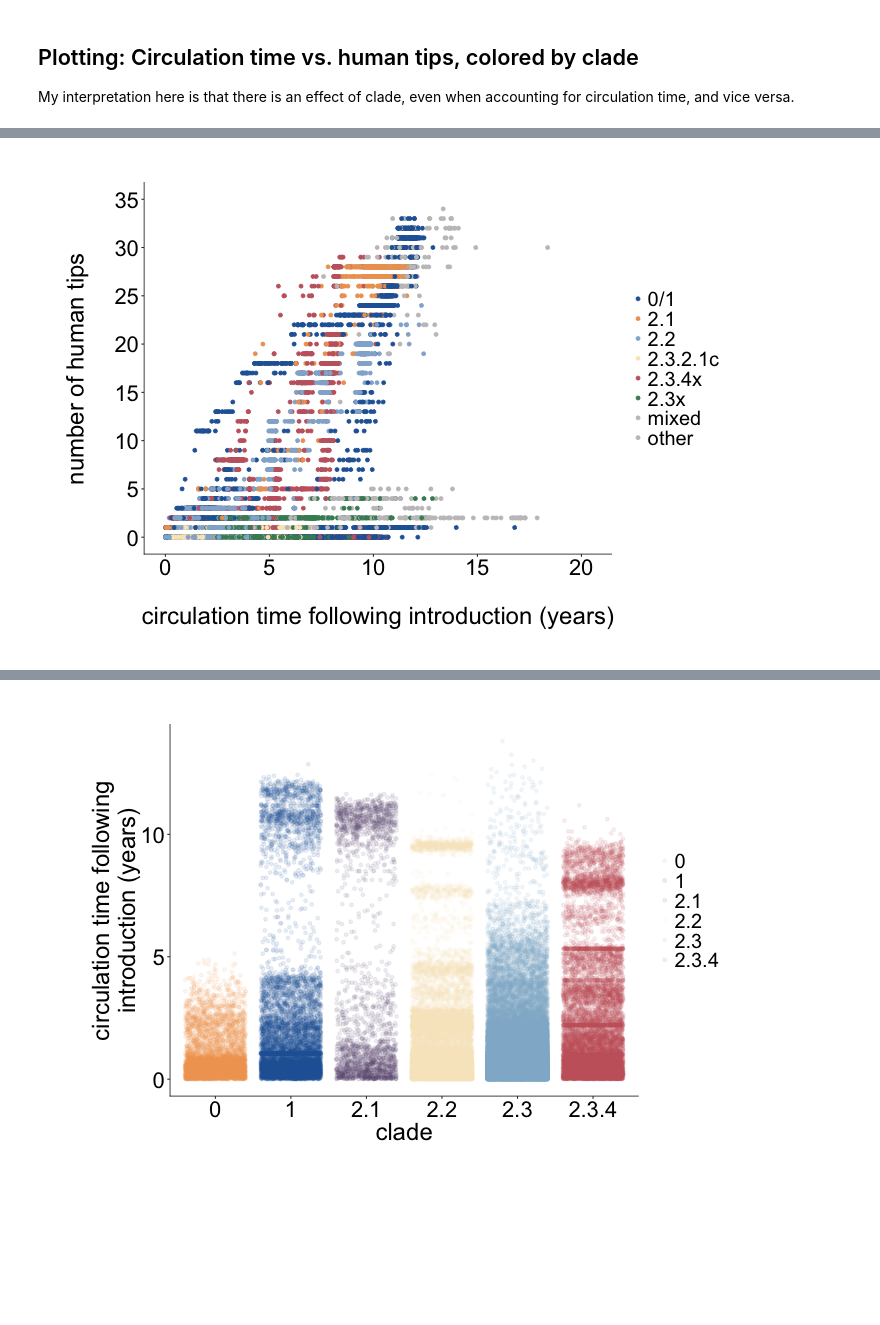
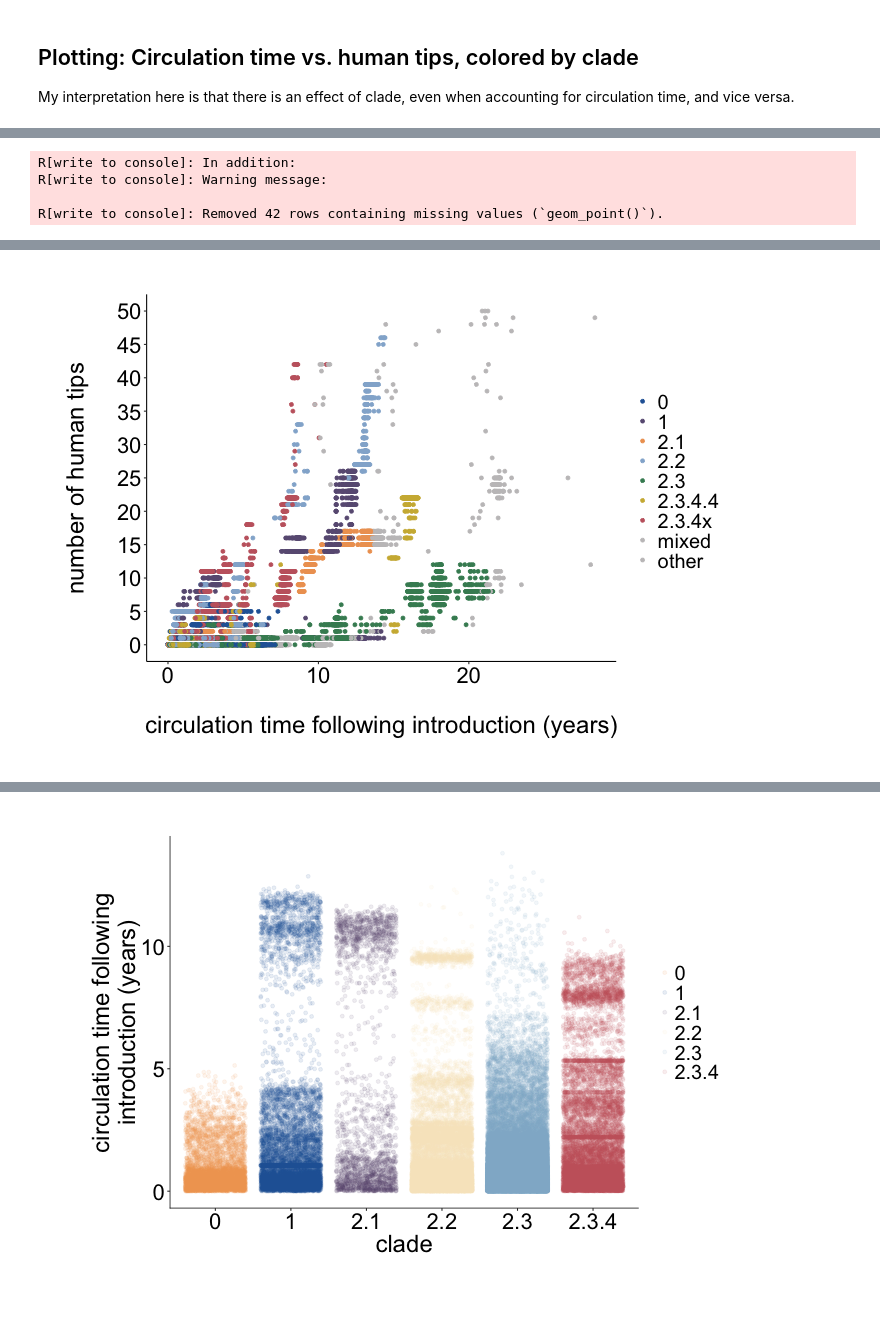
Before and after one commit to lmoncla/h5n1-host-classification, a Jupyter notebook: beast/persistence-times-vs-clade.ipynb, the cells around one changed output, grey strips where cells are left out. Drawn from its saved outputs; the diff is of its cells as text; code cells hidden in the pictures; blank space fills up the shorter version.

```diff
--- a/beast/persistence-times-vs-clade.ipynb
+++ b/beast/persistence-times-vs-clade.ipynb
@@ -55,8 +58,8 @@ with open(h5n1_clades_file, "r") as infile:
 
 #print(h5n1_clades_dict)
 # %%
-# read in persistence timees tsv output
-persistence_times = "beast-runs/2022-04-19-mascot-3deme-skyline-fixed-muts-logger/combined-2022-06-01.muts-circulation-time-vs-human-tips-2022-06-07.tsv"
+# read in persistence times tsv output
+persistence_times = "beast-runs/2023-03-08-mascot-skyline-3deme/5-year-region-host-GsGd-only-h5nx-1996-Neprior/combined-it1-it3-circulation-time-vs-human-tips-2023-03-29.tsv"
 
 persistence_times_dict = {}
 
@@ -72,8 +75,8 @@ with open(persistence_times, "r") as infile:
                 strain_name = t.split("|")[0]
                 region = t.split("|")[4]
 
-                if strain_name in h5n1_clades_dict:
-                    persistence_times_dict[str(tips_list)]['clades'].append(h5n1_clades_dict[strain_name])
+                if strain_name in h5nx_clades_dict:
+                    persistence_times_dict[str(tips_list)]['clades'].append(h5nx_clades_dict[strain_name])
                     persistence_times_dict[str(tips_list)]['regions'].append(region)
 
                 else:
@@ -275,7 +313,7 @@ clades_df.head()
 # %%
 # merge with other dataframee
 # read dataframe back in
-df = pd.read_csv("beast-runs/2022-04-19-mascot-3deme-skyline-fixed-muts-logger/combined-2022-06-01.muts-circulation-time-vs-human-tips-2022-06-07.tsv", sep="\t")
+df = pd.read_csv(persistence_times, sep="\t")
 print(len(df))
 df.head()
 # %% [output]
@@ -402,12 +426,15 @@ Said another way: Does clade have an effect on the number of human tips after co
 
 Make some extra dataframe columns for whether you are in eeach clade, yes/no
 # %%
-df_with_clade['clade_0_1'] = np.where(df_with_clade['clade_group']=="0/1", 1, 0)
+df_with_clade['clade_0'] = np.where(df_with_clade['clade_group']=="0", 1, 0)
+df_with_clade['clade_1'] = np.where(df_with_clade['clade_group']=="1", 1, 0)
+
 df_with_clade['clade_2.1'] = np.where(df_with_clade['clade_group']=="2.1", 1, 0)
 df_with_clade['clade_2.2'] = np.where(df_with_clade['clade_group']=="2.2", 1, 0)
-df_with_clade['clade_2.3x'] = np.where(df_with_clade['clade_group']=="2.3x", 1, 0)
-df_with_clade['clade_2.3.2.1c'] = np.where(df_with_clade['clade_group']=="2.3.2.1c", 1, 0)
+df_with_clade['clade_2.3x'] = np.where(df_with_clade['clade_group']=="2.3", 1, 0)
 df_with_clade['clade_2.3.4x'] = np.where(df_with_clade['clade_group']=="2.3.4x", 1, 0)
+df_with_clade['clade_2.3.4.4'] = np.where(df_with_clade['clade_group']=="2.3.4.4", 1, 0)
+
 df_with_clade['clade_mixed'] = np.where(df_with_clade['clade_group']=="mixed", 1, 0)
 
 df_with_clade['region_China'] = np.where(df_with_clade['region_group']=="China", 1, 0)
@@ -416,6 +443,8 @@ df_with_clade['region_WA'] = np.where(df_with_clade['region_group']=="West_Asia"
 df_with_clade['region_Africa'] = np.where(df_with_clade['region_group']=="Africa", 1, 0)
 df_with_clade['region_SA'] = np.where(df_with_clade['region_group']=="South_Asia", 1, 0)
 df_with_clade['region_Europe'] = np.where(df_with_clade['region_group']=="Europe", 1, 0)
+df_with_clade['region_Japan_Korea'] = np.where(df_with_clade['region_group']=="Japan_Korea", 1, 0)
+
 df_with_clade['region_mixed'] = np.where(df_with_clade['region_group']=="mixed", 1, 0)
 
 df_with_clade['has_human_tips'] = np.where(df_with_clade['n_human_tips']==0, 0, 1)
@@ -1124,15 +1313,17 @@ print(len(df_with_clade))
 # %%
 # clade_colors
 clade_2_3_4_color="#C5656E"
+clade_2_3_4_4_color = "#CEB540"
 clade_2_3_2_1c_color="#F9E7C3"
-clade_2_3_color="#438B62"# purple"#695B82"
-clade_0_1_color="#2664A5"
+clade_2_3_color="#438B62"#
+clade_0_color="#2664A5"
+clade_1_color = "#695B82"
 clade_2_2_color="#93B2D2"
 clade_2_1_color="#EEA160"
 clade_other_color="#C4C2C3"
 clade_mixed_color="#C4C2C3"
 # %%
-%%R -w 800 -h 500 -u px -i df_with_clade,current_date,clade_0_1_color,clade_2_1_color,clade_2_2_color,clade_2_3_color,clade_2_3_4_color,clade_2_3_2_1c_color,clade_other_color,clade_mixed_color # this sets the size of the plot...otherwise, it will go off the page
+%%R -w 800 -h 500 -u px -i df_with_clade,current_date,clade_0_color,clade_1_color,clade_2_1_color,clade_2_2_color,clade_2_3_color,clade_2_3_4_color,clade_2_3_4_4_color,clade_other_color,clade_mixed_color # this sets the size of the plot...otherwise, it will go off the page
 
 require(ggplot2)
 library(ggplot2)
@@ -1144,9 +1335,9 @@ output_filename = paste("circulation-time-vs-human-tips-clade-",current_date,".p
 p <- ggplot(data=df_with_clade, aes(x=circulation_time, y=n_human_tips, color=clade_group), alpha = 0.5) +
     geom_point()+
     labs(x="\ncirculation time following introduction (years)", y="number of human tips\n")+
-    scale_y_continuous(breaks=seq(0,35,5), limits=c(0,35))+
+    scale_y_continuous(breaks=seq(0,50,5), limits=c(0,50))+
 #      scale_x_continuous(breaks=seq(0,15,3), limits=c(0,15))+
-    scale_color_manual(values=c("0/1"=clade_0_1_color,"2.1"=clade_2_1_color,"2.2"=clade_2_2_color,"2.3x"=clade_2_3_color, "2.3.2.1c"=clade_2_3_2_1c_color,"2.3.4x"=clade_2_3_4_color,"other"=clade_other_color, "mixed"=clade_mixed_color))+
+    scale_color_manual(values=c("0"=clade_0_color,"1"=clade_1_color,"2.1"=clade_2_1_color,"2.2"=clade_2_2_color,"2.3"=clade_2_3_color, "2.3.4x"=clade_2_3_4_color,"2.3.4.4"=clade_2_3_4_4_color,"other"=clade_other_color, "mixed"=clade_mixed_color))+
     theme(panel.grid.major=element_line(colour=NA,size=NA))+
     theme(panel.grid.minor=element_line(colour=NA,size=NA))+
     theme(strip.background = element_rect(colour=NA, fill=NA))+
@@ -1167,3 +1358,7 @@ p <- ggplot(data=df_with_clade, aes(x=circulation_time, y=n_human_tips, color=cl
 ggsave(output_filename, width = 10, height = 6, device = "png", path = "figures", dpi = 300)
 p
 # %% [output]
+R[write to console]: In addition:
+R[write to console]: Warning message:
+
+R[write to console]: Removed 42 rows containing missing values (`geom_point()`).
@@ -1170 +1367 @@ p
-[figure, old version]
+[figure, new version]
```
Also changed, not shown: parts of 69 cells of this notebook, 5 other files.
